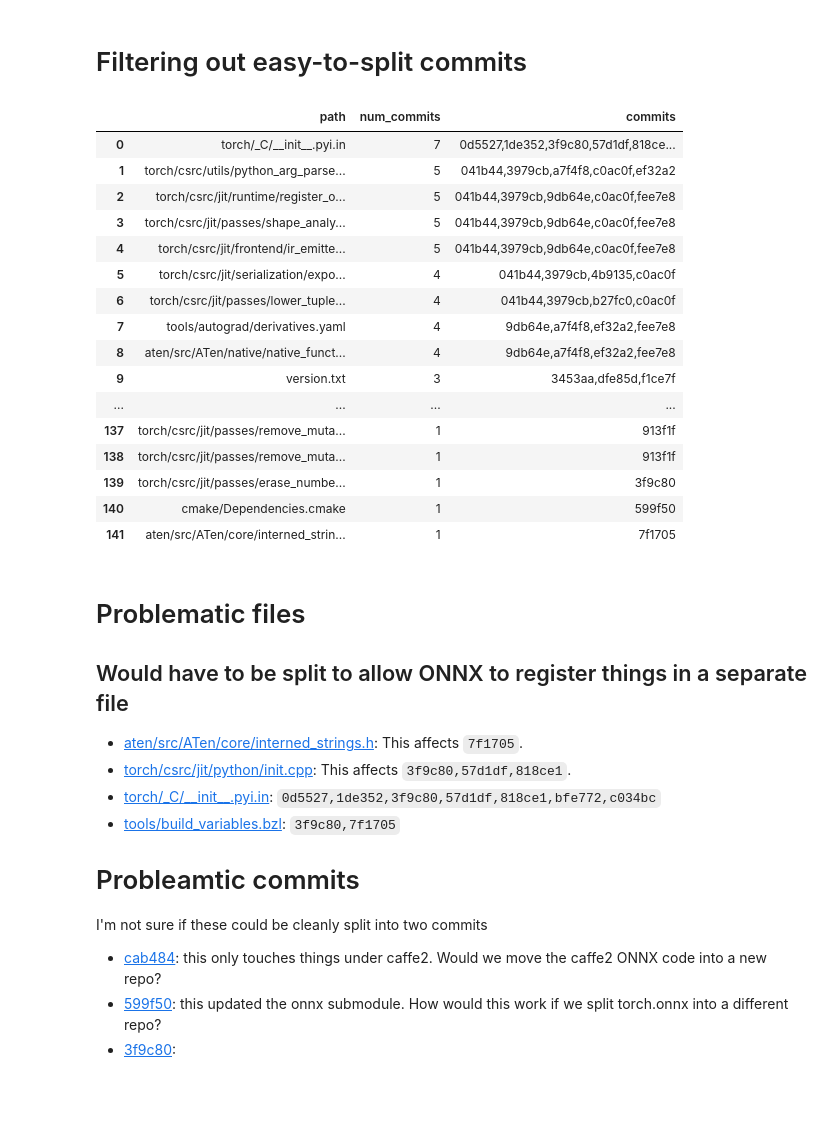
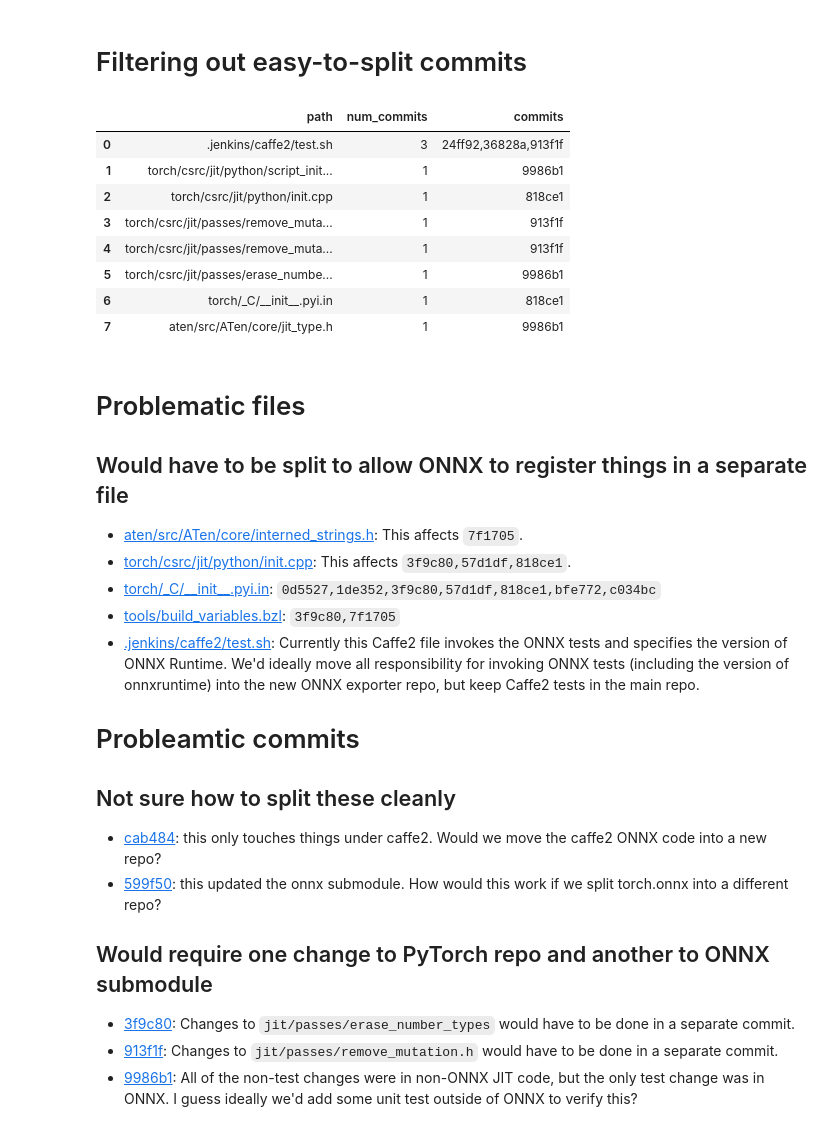
Before and after one commit to garymm/misc-data, a Jupyter notebook: pytorch_onnx_changes.ipynb, the cells around one changed output. Cells and saved outputs as stored; diff of their text form; code cells hidden in the pictures; blank space fills up the shorter version.

Commit message:
Finish pytorch_onnx_changes.

```diff
--- a/pytorch_onnx_changes.ipynb
+++ b/pytorch_onnx_changes.ipynb
@@ -37,27 +83,8 @@ def format_commits(commits):
       for c in commits])
   return str(",".join(links))
 
-
-def commits_df(repo: Repository) -> pandas.DataFrame:
-  paths = []
-  commits = []
-  is_onnx = []
-  for commit in repo.traverse_commits():
-    for mod in commit.modified_files:
-      # skip deletions
-      if not mod.new_path:
-        continue
-      paths.append(mod.new_path)
-      commits.append(commit.hash)
-      is_onnx.append("onnx" in mod.new_path)
-  return pandas.DataFrame({
-      "path": paths,
-      "commit": commits,
-      "is_onnx": is_onnx,
-  })
-
 def analyze_commits_df(
-    df: pandas.DataFrame, except_commits=()) -> pandas.io.formats.style.Styler:
+    df: pandas.DataFrame, except_commits: typing.Optional[abc.Set[str]]=None) -> pandas.io.formats.style.Styler:
   if except_commits:
     df = df[~df["commit"].isin(except_commits)]
   non_onnx_counts = df[df["is_onnx"] == False][["path", "commit"]].groupby(
@@ -75,4 +104,4 @@ def analyze_commits_df(
 # %%
-df = commits_df(repo)
-analyze_commits_df(df)
+df = commits_df(PYTORCH_REPO_DIR)
+df.head()
 # %% [output]
@@ -100,50 +138,54 @@ MODIFIED_OPS = {
 LARGE_SCALE_CLEANUPS = {
   "3a66a1cb99d7e1c1fe7abf8f390e177b9183a436",
   "4cb534f92ef6f5b2ec99109b0329f93a859ae831",
   "5bcbbf537327f6e8328289c25a3a453a2444d984",
   "93bf0ae6fcc8546165d19ccc92c1ae6fed407de9",
   "2ee02b30b11b765839aa4020def1f84d738f8e42",
   "6ec71ed4f97d6b3f0ceb5b39cd924b76ecf40ac8",
   "75024e228ca441290b6a1c2e564300ad507d7af6",
   "4753100a3baa96273204c361c8452afb7b59836f",
   "add49e7e4e6e0b24665ec5f086258394706f1a37",
   "e3900d2ba5c9f91a24a9ce34520794c8366d5c54",
   "eac02f85cf21787879212275c93cbe206372a97d",
   "f6df18f6ca444561b4108d746ed7b579a78c0294",
   "27048c1dfa80effabf17b8dca66cd2724dd502f8",
   "d6909732954ad182d13fa8ab9959502a386e9d3a",
+  "c0ac0fef4e95ef9e441b1b876e157d31254262dc",
 }
 # Commits that would have to modify ONNX first, then PyTorch,
 # probably because they remove some API that is in use by
 # ONNX code.
 ONNX_FIRST = {
     "b87d3fa4326a460b161b01f276dd97252b7f5f48",
     "4ca4640bae603d2b765a4063f6475d98f0dc218b",
 }
 # These only touched ONNX files in the /caffe2 directory.
 CAFFE2_ONLY = {
     "cab4849463f962b5498b795e00886a4ed0a4dd00",
 }
+# The only ONNX file these touch is scripts/onnx/test.sh which we could leave in the main PyTorch repo.
+ONNX_TEST_SH_ONLY = {
+    "88bd0510ef9e691edd22294e8b8166003ec2caa9",
+    "a90a3acbeec7deebecf7baf53c8f0fdf7b37e5ae",
+    "3fbc15410ad4723d8ee23ac79275a03677a071da",
+}
+# These were later reverted, so they're redundant.
+LATER_REVERTED = {
+    "24ff92f76d9998455258257334fca490b558cbd8",
+    "36828aa0fff1bf57679ac62693b683ecb796e1c4",
+}
 analyze_commits_df(
-    df, except_commits=LARGE_SCALE_CLEANUPS | MODIFIED_OPS | ONNX_FIRST | CAFFE2_ONLY)
+    df, except_commits=LARGE_SCALE_CLEANUPS | MODIFIED_OPS | ONNX_FIRST | CAFFE2_ONLY | ONNX_TEST_SH_ONLY)
 # %% [output]
 |  | path | num_commits | commits |
-| 0 | torch/_C/__init__.pyi.in | 7 | 0d5527,1de352,3f9c80,57d1df,818ce... |
-| 1 | torch/csrc/utils/python_arg_parse... | 5 | 041b44,3979cb,a7f4f8,c0ac0f,ef32a2 |
-| 2 | torch/csrc/jit/runtime/register_o... | 5 | 041b44,3979cb,9db64e,c0ac0f,fee7e8 |
-| 3 | torch/csrc/jit/passes/shape_analy... | 5 | 041b44,3979cb,9db64e,c0ac0f,fee7e8 |
-| 4 | torch/csrc/jit/frontend/ir_emitte... | 5 | 041b44,3979cb,9db64e,c0ac0f,fee7e8 |
-| 5 | torch/csrc/jit/serialization/expo... | 4 | 041b44,3979cb,4b9135,c0ac0f |
-| 6 | torch/csrc/jit/passes/lower_tuple... | 4 | 041b44,3979cb,b27fc0,c0ac0f |
-| 7 | tools/autograd/derivatives.yaml | 4 | 9db64e,a7f4f8,ef32a2,fee7e8 |
-| 8 | aten/src/ATen/native/native_funct... | 4 | 9db64e,a7f4f8,ef32a2,fee7e8 |
-| 9 | version.txt | 3 | 3453aa,dfe85d,f1ce7f |
-| ... | ... | ... | ... |
-| 137 | torch/csrc/jit/passes/remove_muta... | 1 | 913f1f |
-| 138 | torch/csrc/jit/passes/remove_muta... | 1 | 913f1f |
-| 139 | torch/csrc/jit/passes/erase_numbe... | 1 | 3f9c80 |
-| 140 | cmake/Dependencies.cmake | 1 | 599f50 |
-| 141 | aten/src/ATen/core/interned_strin... | 1 | 7f1705 |
+| 0 | .jenkins/caffe2/test.sh | 3 | 24ff92,36828a,913f1f |
+| 1 | torch/csrc/jit/python/script_init... | 1 | 9986b1 |
+| 2 | torch/csrc/jit/python/init.cpp | 1 | 818ce1 |
+| 3 | torch/csrc/jit/passes/remove_muta... | 1 | 913f1f |
+| 4 | torch/csrc/jit/passes/remove_muta... | 1 | 913f1f |
+| 5 | torch/csrc/jit/passes/erase_numbe... | 1 | 9986b1 |
+| 6 | torch/_C/__init__.pyi.in | 1 | 818ce1 |
+| 7 | aten/src/ATen/core/jit_type.h | 1 | 9986b1 |
 # %% [markdown]
 # Problematic files #
 
@@ -153,12 +195,21 @@ analyze_commits_df(
 * [torch/csrc/jit/python/init.cpp](https://github.com/pytorch/pytorch/blob/master/torch/csrc/jit/python/init.cpp): This affects `3f9c80,57d1df,818ce1`.
 * [torch/\_C/\_\_init\_\_.pyi.in](https://github.com/pytorch/pytorch/blob/master/torch/_C/__init__.pyi.in): 	`0d5527,1de352,3f9c80,57d1df,818ce1,bfe772,c034bc`
 * [tools/build_variables.bzl](https://github.com/pytorch/pytorch/blob/master/tools/build_variables.bzl): `3f9c80,7f1705`
+* [.jenkins/caffe2/test.sh](https://github.com/pytorch/pytorch/blob/master/.jenkins/caffe2/test.sh):
+  Currently this Caffe2 file invokes the ONNX tests and specifies the version of ONNX Runtime.
+  We'd ideally move all responsibility for invoking ONNX tests (including the version of onnxruntime) into the new ONNX exporter repo,
+  but keep Caffe2 tests in the main repo.
 
 # Probleamtic commits #
 
-I'm not sure if these could be cleanly split into two commits
+## Not sure how to split these cleanly ##
 
 * [cab484](https://github.com/pytorch/pytorch/commit/cab4849463f962b5498b795e00886a4ed0a4dd00): this only touches things under caffe2. Would we move the caffe2 ONNX code into a new repo?
 * [599f50](https://github.com/pytorch/pytorch/commit/599f5058cf0726d163e04e2d542530f63fcf439): this updated the onnx submodule.
   How would this work if we split torch.onnx into a different repo?
-* [3f9c80](https://github.com/pytorch/pytorch/commit/3f9c803fe82e5bb5ccf30b82f5c129ba8c695208):
+
+## Would require one change to PyTorch repo and another to ONNX submodule ###
+
+* [3f9c80](https://github.com/pytorch/pytorch/commit/3f9c803fe82e5bb5ccf30b82f5c129ba8c695208): Changes to `jit/passes/erase_number_types` would have to be done in a separate commit.
+* [913f1f](https://github.com/pytorch/pytorch/commit/913f1f75b33be186474c65cafd5daad91a6e5855): Changes to `jit/passes/remove_mutation.h` would have to be done in a separate commit.
+* [9986b1](https://github.com/pytorch/pytorch/commit/9986b109d2166cab7d2b0f83572dc196825c29d0): All of the non-test changes were in non-ONNX JIT code, but the only test change was in ONNX. I guess ideally we'd add some unit test outside of ONNX to verify this?
```
Also changed, not shown: parts of 10 cells of this notebook, 3 other files.
